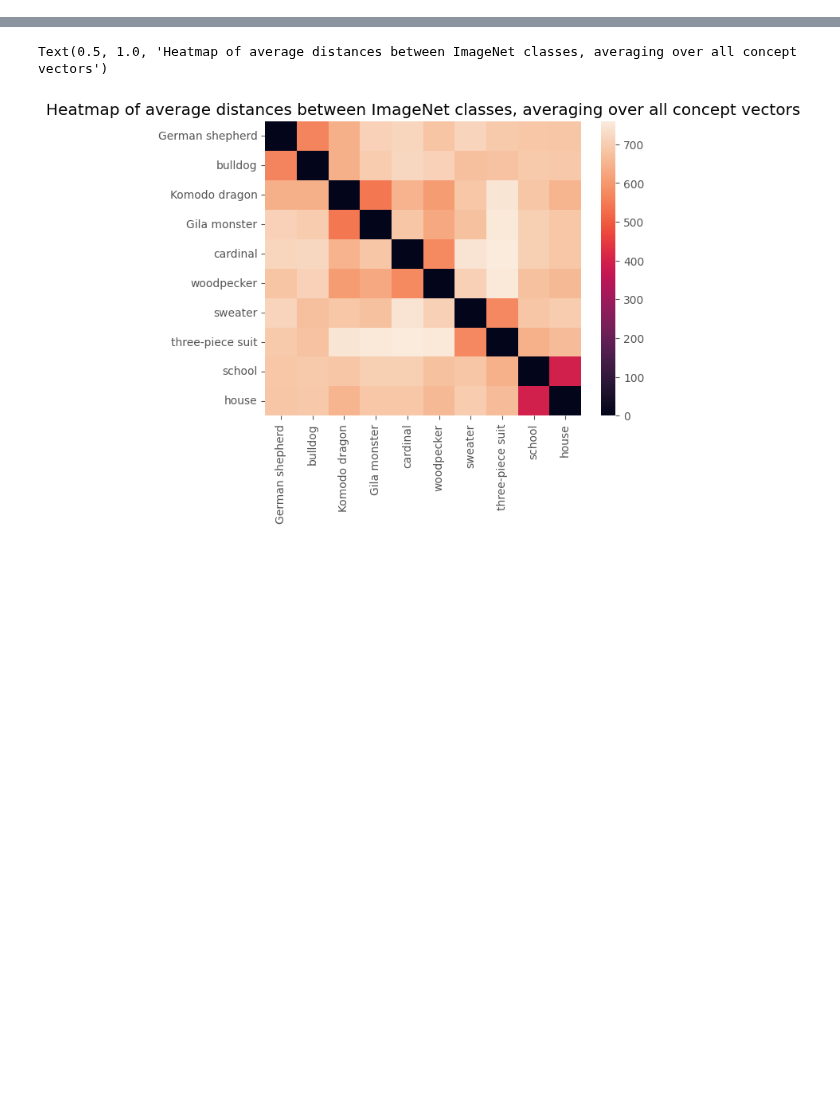
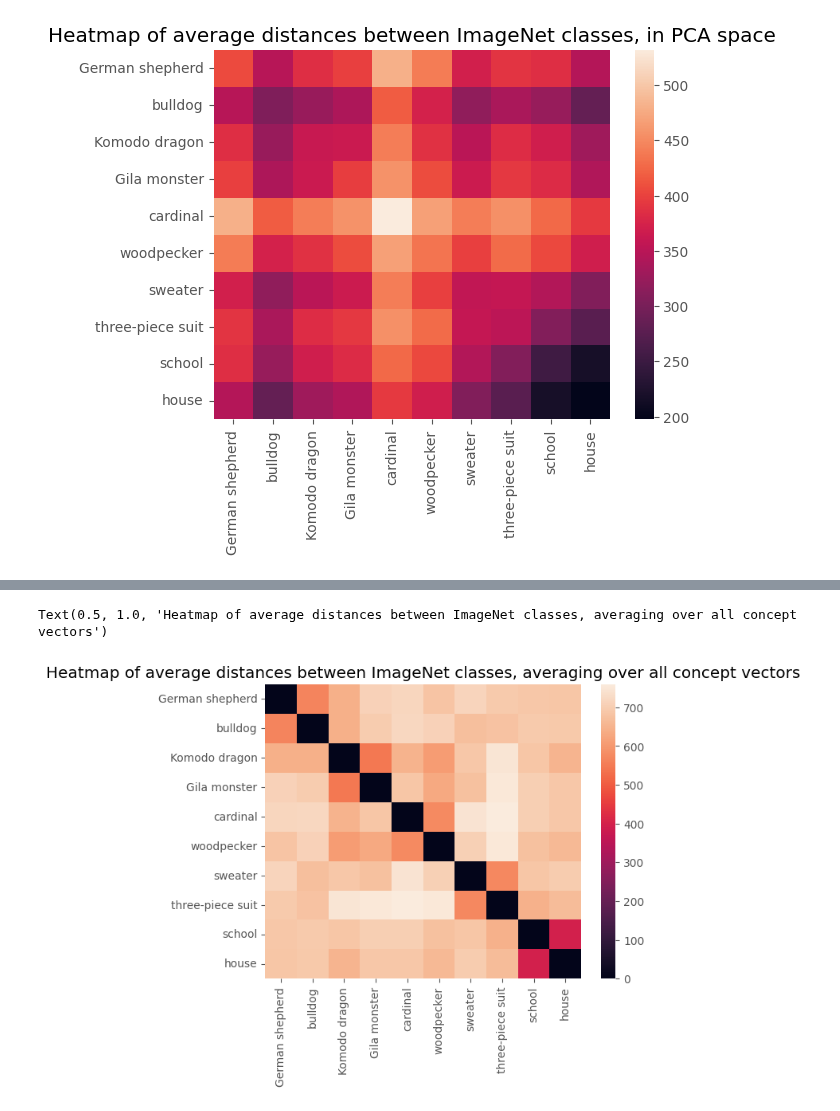
Before and after one commit to naveenr414/Concept-Learning, a Jupyter notebook: scripts/Concept Exploration.ipynb, the cells around one changed output, grey strips where cells are left out. Saved outputs shown, nothing was run; the diff lists cells and outputs as text; code cells hidden in the pictures; blank space fills up the shorter version.

```diff
--- a/scripts/Concept Exploration.ipynb
+++ b/scripts/Concept Exploration.ipynb
@@ -54,8 +54,10 @@ plt.savefig("scripts/Figures/tcav_concept_tsne.png", bbox_inches="tight")
 # %%
 X_embedded = TSNE(n_components=2, learning_rate='auto',
               init='random', perplexity=3).fit_transform(concept_vectors)
+X_embedded_pca = PCA(n_components=2).fit_transform(concept_vectors)
 # %%
 distance_by_class = find_average_distances(X_embedded,encode_list(label_by_concept))
+distance_by_class_pca = find_average_distances(X_embedded_pca,encode_list(label_by_concept))
 # %%
 sns.heatmap(distance_by_class,xticklabels=find_unique_in_order(label_by_concept),
             yticklabels=find_unique_in_order(label_by_concept))
@@ -66,2 +68,9 @@ plt.savefig("./scripts/Figures/heatmap_distance_tsne.png",bbox_inches="tight")
+# %%
+sns.heatmap(distance_by_class_pca,xticklabels=find_unique_in_order(label_by_concept),
+            yticklabels=find_unique_in_order(label_by_concept))
+plt.title("Heatmap of average distances between ImageNet classes, in PCA space")
+plt.savefig("./scripts/Figures/heatmap_distance_pca.png",bbox_inches="tight")
+# %% [output]
+[figure, added]
 # %%
 distance_by_class_raw = find_average_distances(concept_vectors,encode_list(label_by_concept))
```
Also changed, not shown: parts of 4 cells of this notebook, 1 other file.
